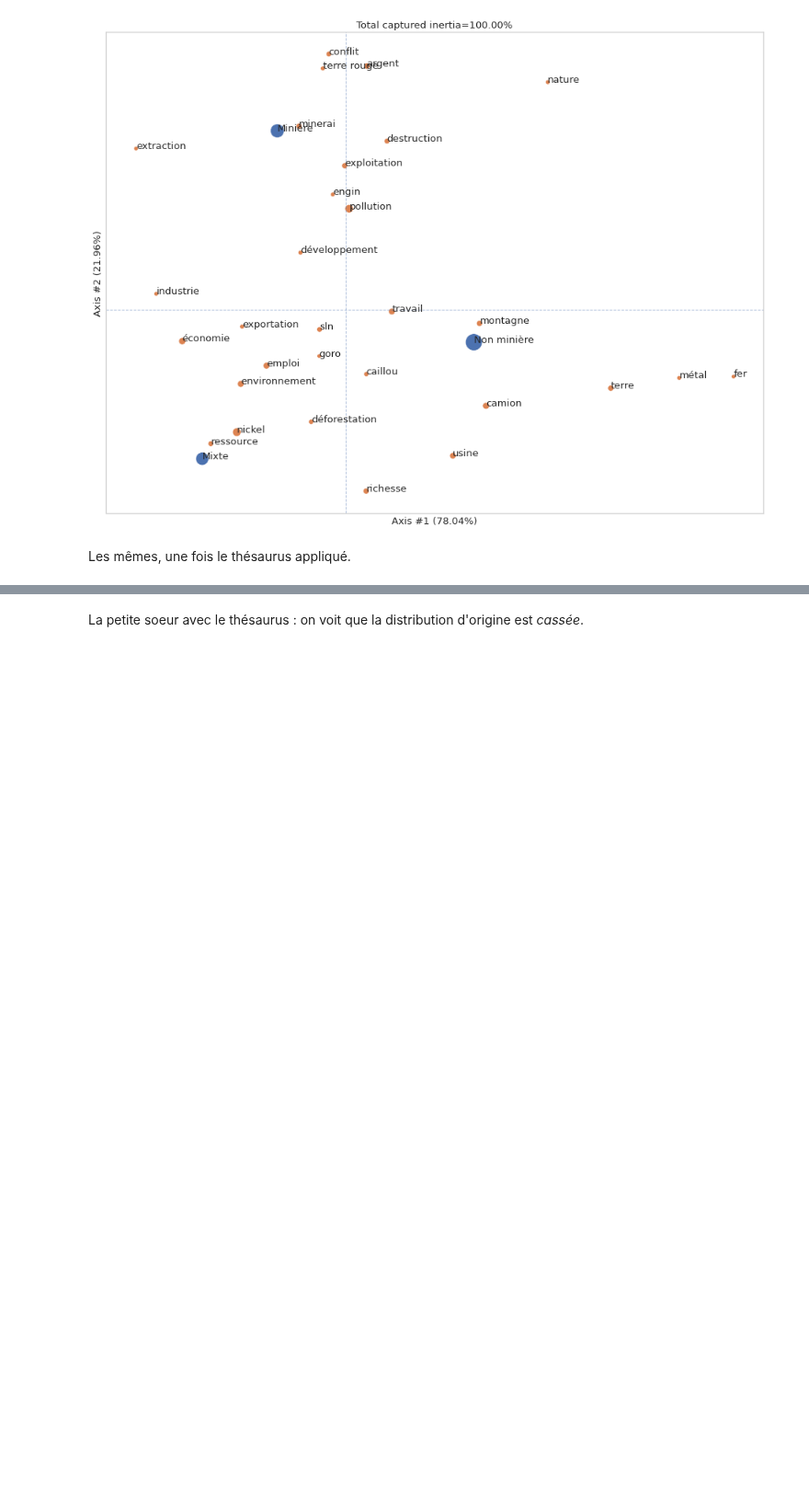
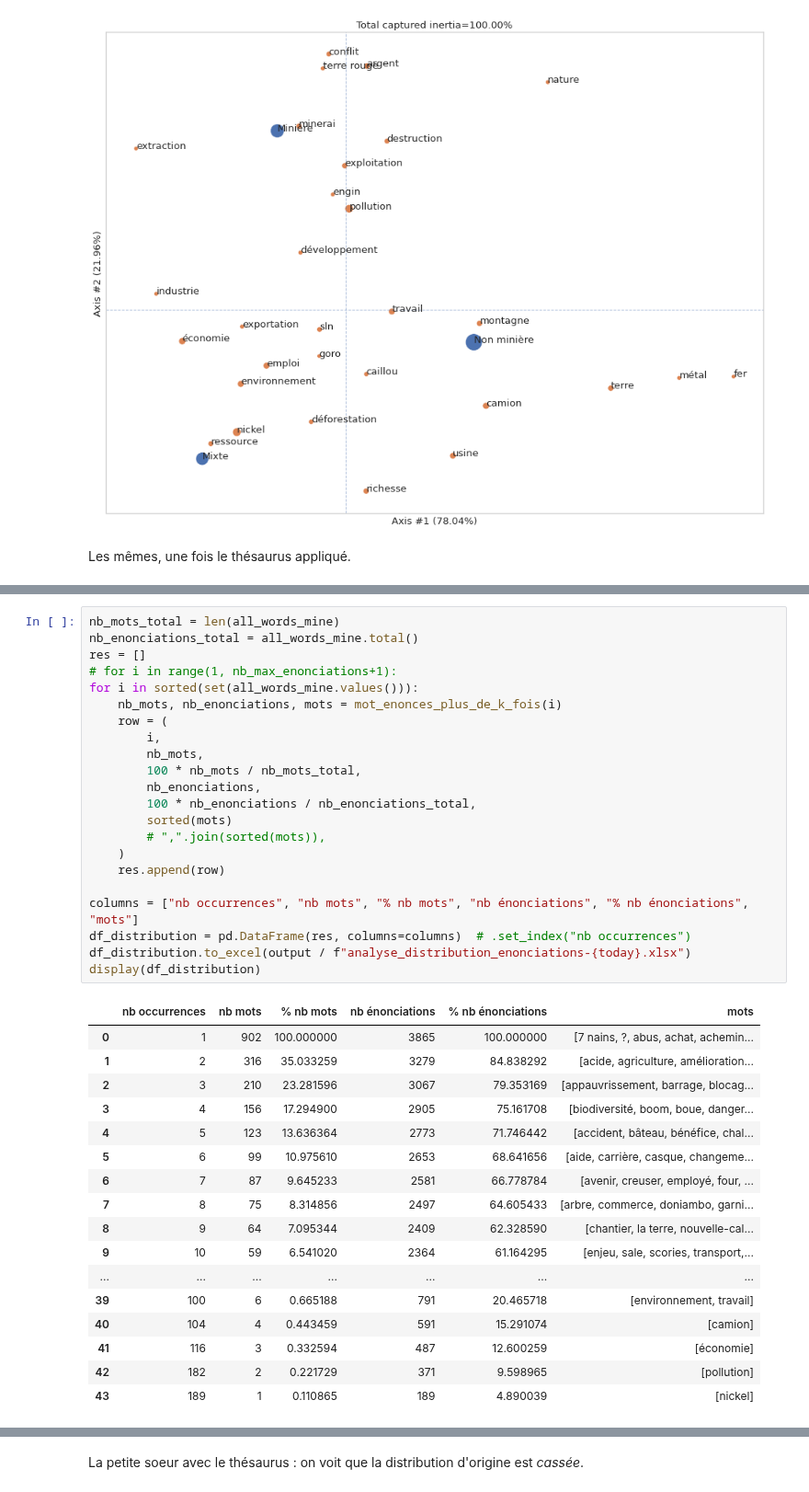
Before and after one commit to romulusFR/cnrt_cartes_cog, a Jupyter notebook: cogmaps_v2/exploration.ipynb, the cells around one changed output, grey strips where cells are left out. Shown at 92% size. Saved outputs shown, nothing was run; the diff lists cells and outputs as text; blank space fills up the shorter version.

```diff
--- a/cogmaps_v2/exploration.ipynb
+++ b/cogmaps_v2/exploration.ipynb
@@ -1055,0 +926,40 @@ Clairement la majorité des mots (plus de 800) ne sont cités qu'une seule fois,
+# %%
+nb_mots_total = len(all_words_mine)
+nb_enonciations_total = all_words_mine.total()
+res = []
+# for i in range(1, nb_max_enonciations+1):
+for i in sorted(set(all_words_mine.values())):
+    nb_mots, nb_enonciations, mots = mot_enonces_plus_de_k_fois(i)
+    row = (
+        i,
+        nb_mots,
+        100 * nb_mots / nb_mots_total,
+        nb_enonciations,
+        100 * nb_enonciations / nb_enonciations_total,
+        sorted(mots)
+        # ",".join(sorted(mots)),
+    )
+    res.append(row)
+
+columns = ["nb occurrences", "nb mots", "% nb mots", "nb énonciations", "% nb énonciations", "mots"]
+df_distribution = pd.DataFrame(res, columns=columns)  # .set_index("nb occurrences")
+df_distribution.to_excel(output / f"analyse_distribution_enonciations-{today}.xlsx")
+display(df_distribution)
+# %% [output]
+|  | nb occurrences | nb mots | % nb mots | nb énonciations | % nb énonciations | mots |
+| 0 | 1 | 902 | 100.000000 | 3865 | 100.000000 | [7 nains, ?, abus, achat, achemin... |
+| 1 | 2 | 316 | 35.033259 | 3279 | 84.838292 | [acide, agriculture, amélioration... |
+| 2 | 3 | 210 | 23.281596 | 3067 | 79.353169 | [appauvrissement, barrage, blocag... |
+| 3 | 4 | 156 | 17.294900 | 2905 | 75.161708 | [biodiversité, boom, boue, danger... |
+| 4 | 5 | 123 | 13.636364 | 2773 | 71.746442 | [accident, bâteau, bénéfice, chal... |
+| 5 | 6 | 99 | 10.975610 | 2653 | 68.641656 | [aide, carrière, casque, changeme... |
+| 6 | 7 | 87 | 9.645233 | 2581 | 66.778784 | [avenir, creuser, employé, four, ... |
+| 7 | 8 | 75 | 8.314856 | 2497 | 64.605433 | [arbre, commerce, doniambo, garni... |
+| 8 | 9 | 64 | 7.095344 | 2409 | 62.328590 | [chantier, la terre, nouvelle-cal... |
+| 9 | 10 | 59 | 6.541020 | 2364 | 61.164295 | [enjeu, sale, scories, transport,... |
+| ... | ... | ... | ... | ... | ... | ... |
+| 39 | 100 | 6 | 0.665188 | 791 | 20.465718 | [environnement, travail] |
+| 40 | 104 | 4 | 0.443459 | 591 | 15.291074 | [camion] |
+| 41 | 116 | 3 | 0.332594 | 487 | 12.600259 | [économie] |
+| 42 | 182 | 2 | 0.221729 | 371 | 9.598965 | [pollution] |
+| 43 | 189 | 1 | 0.110865 | 189 | 4.890039 | [nickel] |
```
Also changed, not shown: parts of 36 cells of this notebook.
